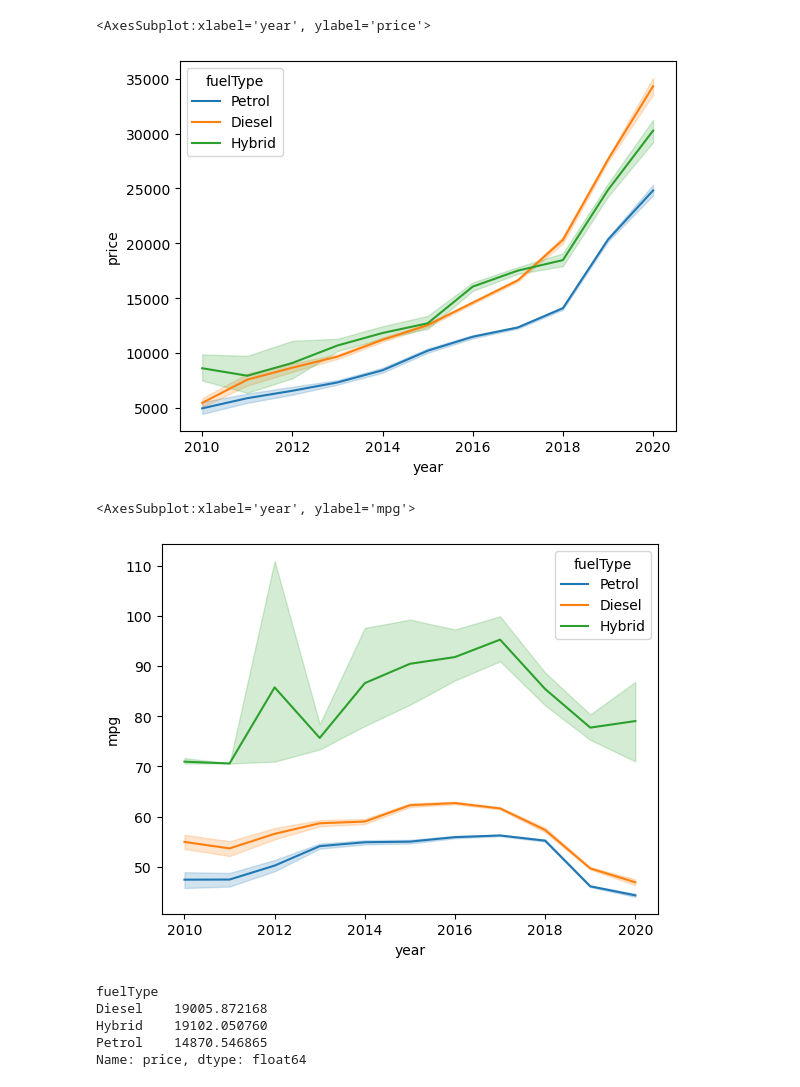
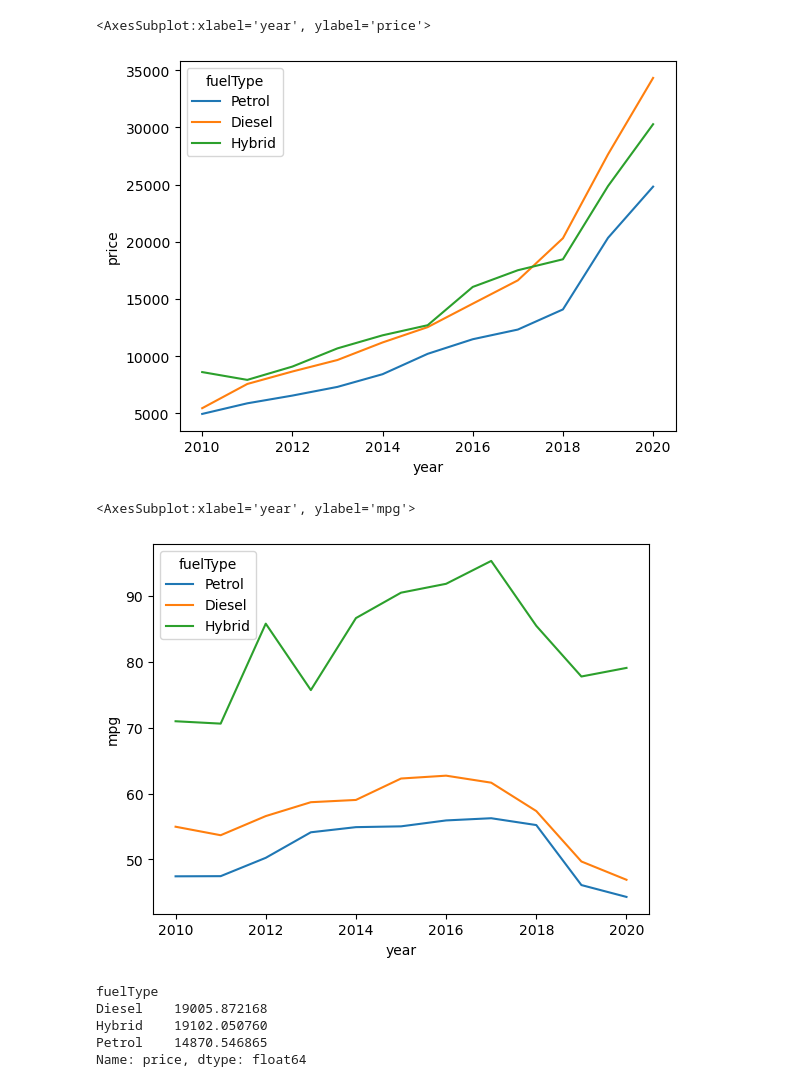
Before and after one commit to patpmcm/UCDPA_PatrickMcMahon, a Jupyter notebook: Car_Stats.ipynb, the cells around one changed output. Cells and saved outputs as stored; diff of their text form; code cells hidden in the pictures.

```diff
--- a/Car_Stats.ipynb
+++ b/Car_Stats.ipynb
@@ -29,17 +22,17 @@ cars_filtered2 = cars_filtered.loc[cars_filtered['year'].isin(years)]
 
 cars_filtered2.groupby(['fuelType', 'year'])['price'].mean()
 
-sns.lineplot(x = 'year', y = 'price', data = cars_filtered2, hue = 'fuelType')
+sns.lineplot(x = 'year', y = 'price', data = cars_filtered2, hue = 'fuelType', ci = None)
 # %% [output]
 <AxesSubplot:xlabel='year', ylabel='price'>
-[figure, old version]
+[figure, new version]
 # %%
 cars_filtered2.groupby(['fuelType', 'year'])['mpg'].mean()
 
-sns.lineplot(x = 'year', y = 'mpg', data = cars_filtered2, hue = 'fuelType')
+sns.lineplot(x = 'year', y = 'mpg', data = cars_filtered2, hue = 'fuelType', ci = None)
 # %% [output]
 <AxesSubplot:xlabel='year', ylabel='mpg'>
-[figure, old version]
+[figure, new version]
 # %%
 cars_filtered2.groupby('fuelType',)['price'].mean()
 # %% [output]
```
Also changed, not shown: parts of 2 cells of this notebook.
